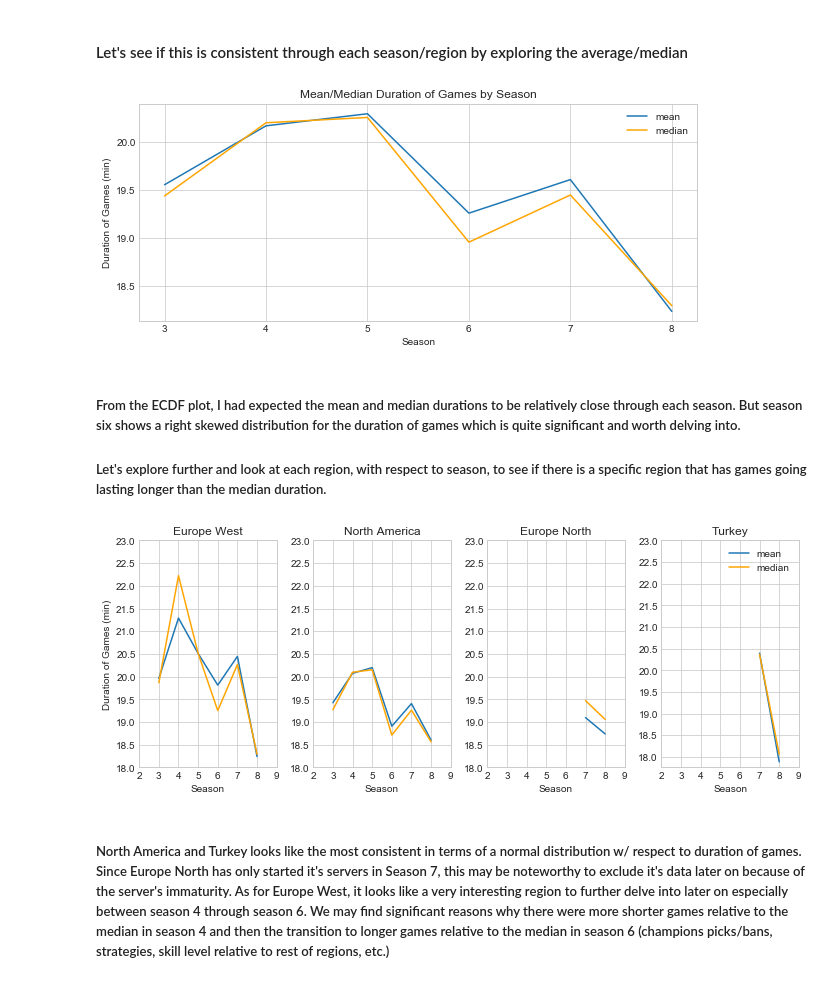
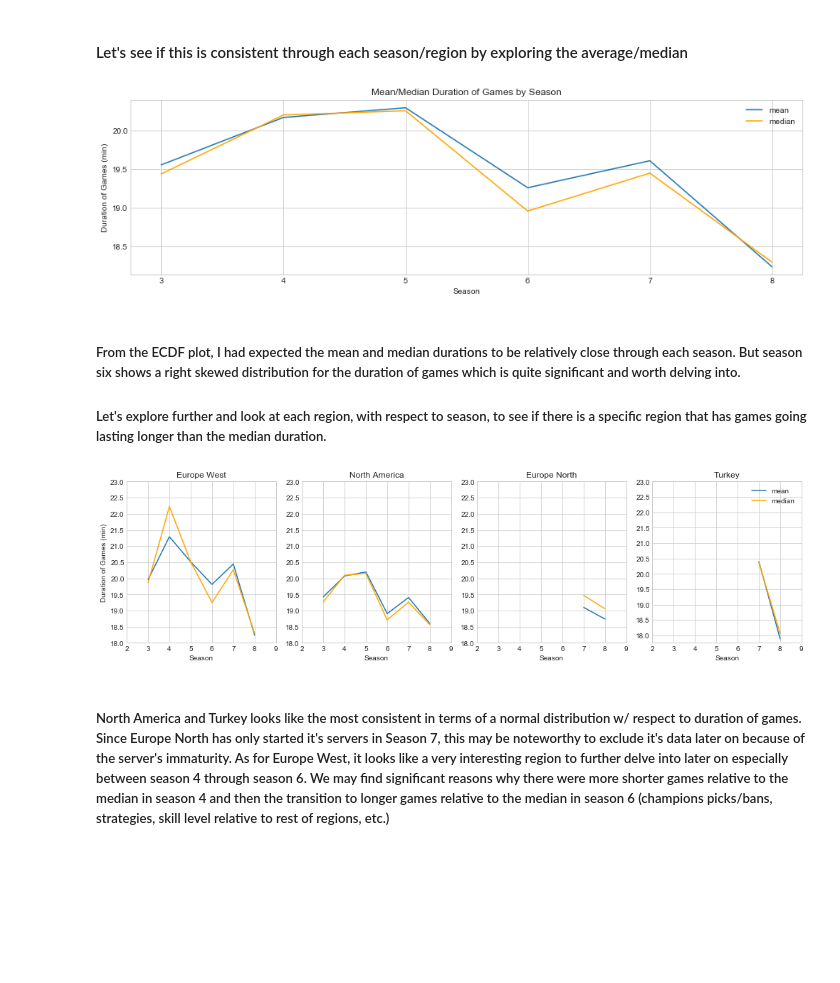
Before and after one commit to hctlee0812/Springboard, a Jupyter notebook: Exploratory Data Analysis.ipynb, the cells around one changed output. Saved outputs shown, nothing was run; the diff lists cells and outputs as text; code cells hidden in the pictures; blank space fills up the shorter version.

```diff
--- a/Exploratory Data Analysis.ipynb
+++ b/Exploratory Data Analysis.ipynb
@@ -95,15 +97,15 @@ plt.show()
 duration_mean_by_season = duration_df.groupby(by=['Season']).mean() # mean duration of games by season
 duration_median_by_season = duration_df.groupby(by=['Season']).median() # median duration of games by season
 # %%
-plt.figure(figsize=(10,4))
+plt.figure(figsize=(15,4))
 _ = plt.plot(duration_mean_by_season, label = 'mean') # plot mean duration of games by season
 _ = plt.plot(duration_median_by_season, color= 'orange',label = 'median') # plot median duration of games by season
 _ = plt.xlabel('Season') # label x-axis
 _ = plt.ylabel('Duration of Games (min)') # label y-axis
 _ = plt.title('Mean/Median Duration of Games by Season') # label title
 _ = plt.legend() # insert legend
 # %% [output]
-[figure, old version]
+[figure, new version]
 # %% [markdown]
 ##### From the ECDF plot, I had expected the mean and median durations to be relatively close through each season. But season six shows a right skewed distribution for the duration of games which is quite significant and worth delving into.
 
@@ -125,7 +127,7 @@ NA_median_duration = duration_median_by_season_region.query('Region == "North Am
 EN_median_duration = duration_median_by_season_region.query('Region == "Europe North"').reset_index()
 TK_median_duration = duration_median_by_season_region.query('Region == "Turkey"').reset_index()
 # %%
-plt.figure(figsize=(10,4))
+plt.figure(figsize=(14,4))
 _ = plt.subplot(1,4,1)
 _ = plt.plot(EW_mean_duration.Season, EW_mean_duration.Duration, label = 'mean') # plot mean duration of games by season
 _ = plt.plot(EW_median_duration.Season,EW_median_duration.Duration, color= 'orange',label = 'median') # plot median duration of games by season
@@ -167,7 +169,7 @@ _ = plt.title('Turkey')
 
 _ = plt.tight_layout()
 # %% [output]
-[figure, old version]
+[figure, new version]
 # %% [markdown]
 ##### North America and Turkey looks like the most consistent in terms of a normal distribution w/ respect to duration of games. Since Europe North has only started it's servers in Season 7, this may be noteworthy to exclude it's data later on because of the server's immaturity. As for Europe West, it looks like a very interesting region to further delve into later on especially between season 4 through season 6. We may find significant reasons why there were more shorter games relative to the median in season 4 and then the transition to longer games relative to the median in season 6 (champions picks/bans, strategies, skill level relative to rest of regions, etc.)
 # %% [markdown]
```
Also changed, not shown: parts of 1 cell of this notebook.
